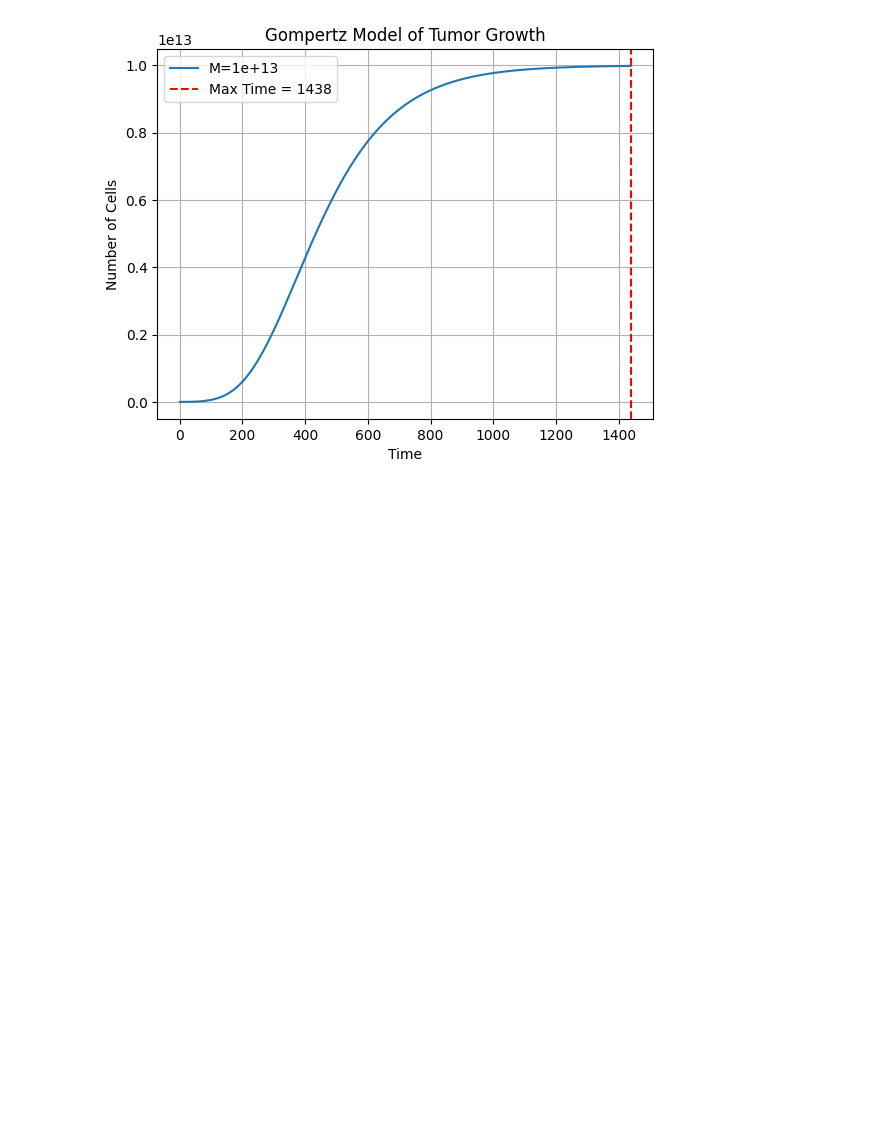
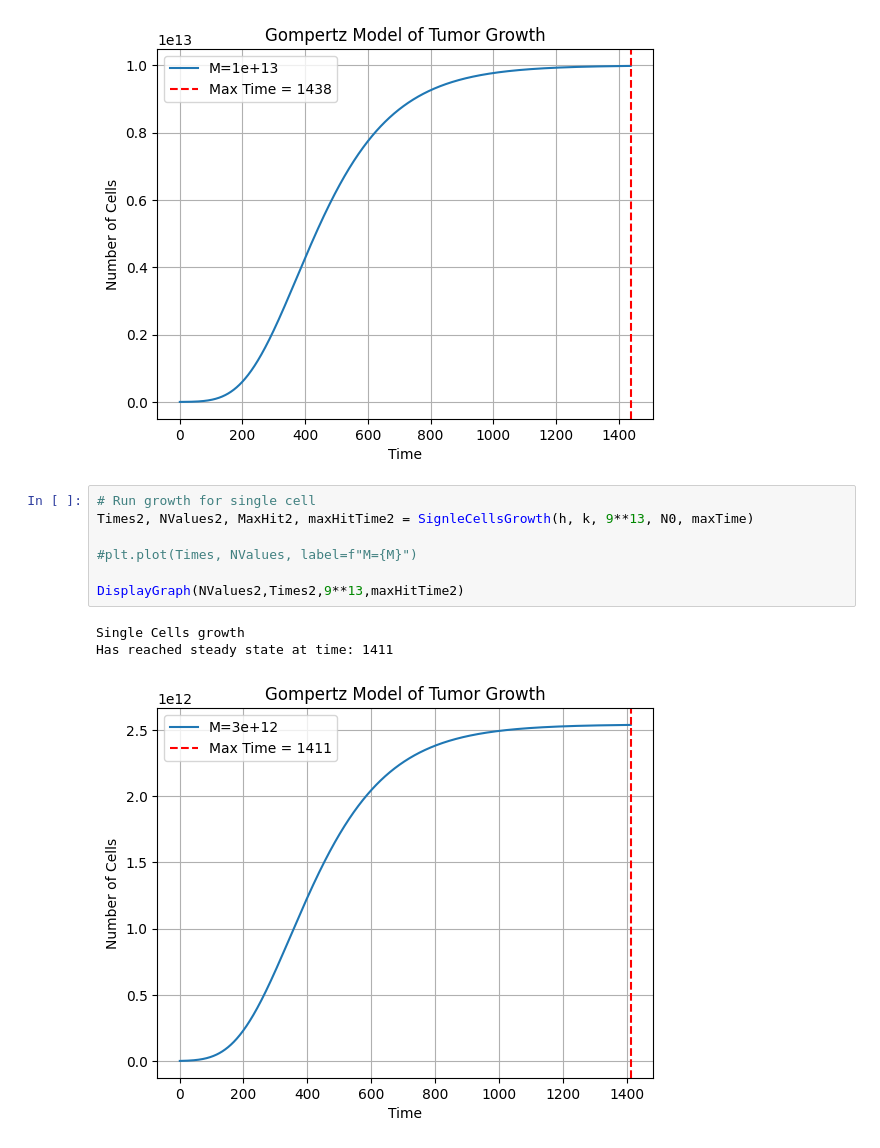
Before and after one commit to jamesmcmillan61/ComputationalScience, a Jupyter notebook: Final/Task2.1.ipynb, the cells around one changed output. Cells and saved outputs as stored; diff of their text form; blank space fills up the shorter version.

```diff
--- a/Final/Task2.1.ipynb
+++ b/Final/Task2.1.ipynb
@@ -83,3 +93,14 @@ DisplayGraph(NValues,Times,M,maxHitTime)
 Single Cells growth
 Has reached steady state at time: 1438
 [figure]
+# %%
+# Run growth for single cell
+Times2, NValues2, MaxHit2, maxHitTime2 = SignleCellsGrowth(h, k, 9**13, N0, maxTime)
+
+#plt.plot(Times, NValues, label=f"M={M}")
+
+DisplayGraph(NValues2,Times2,9**13,maxHitTime2)
+# %% [output]
+Single Cells growth
+Has reached steady state at time: 1411
+[figure, added]
```
Also changed, not shown: parts of 5 cells of this notebook, 2 other files.
